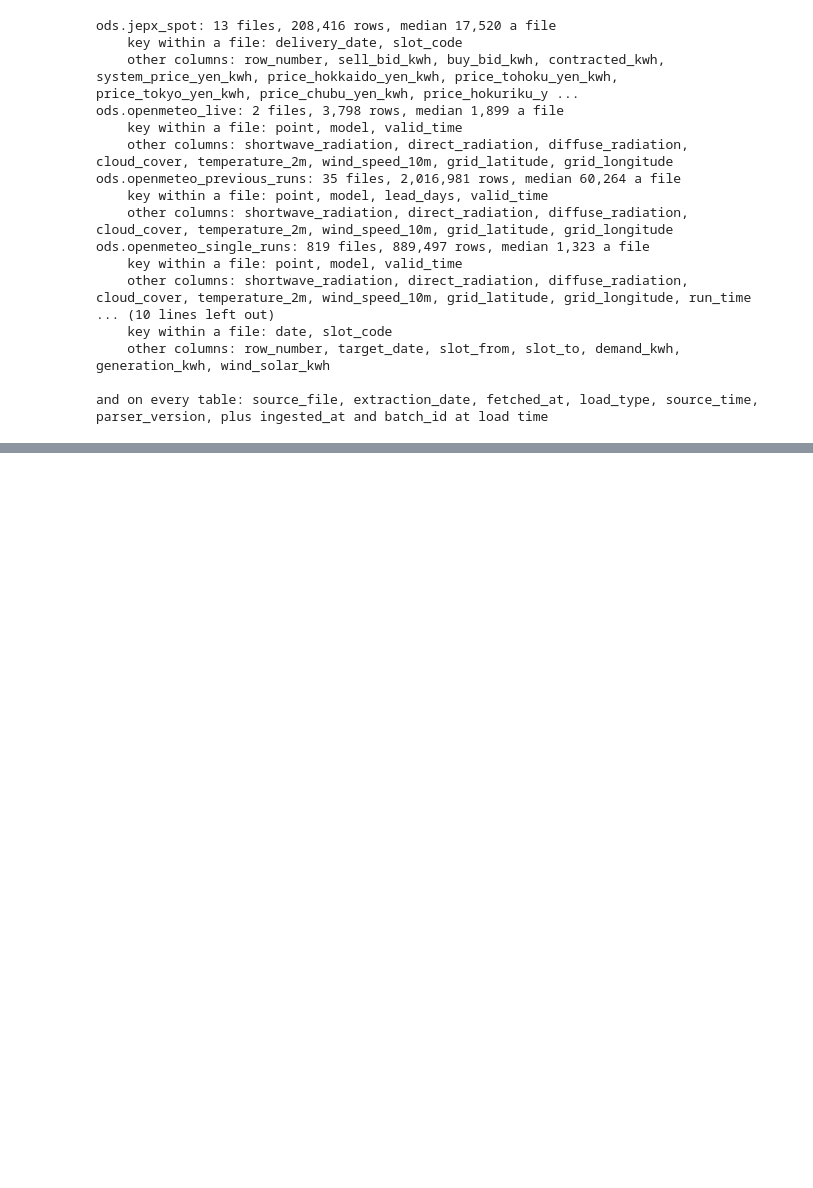
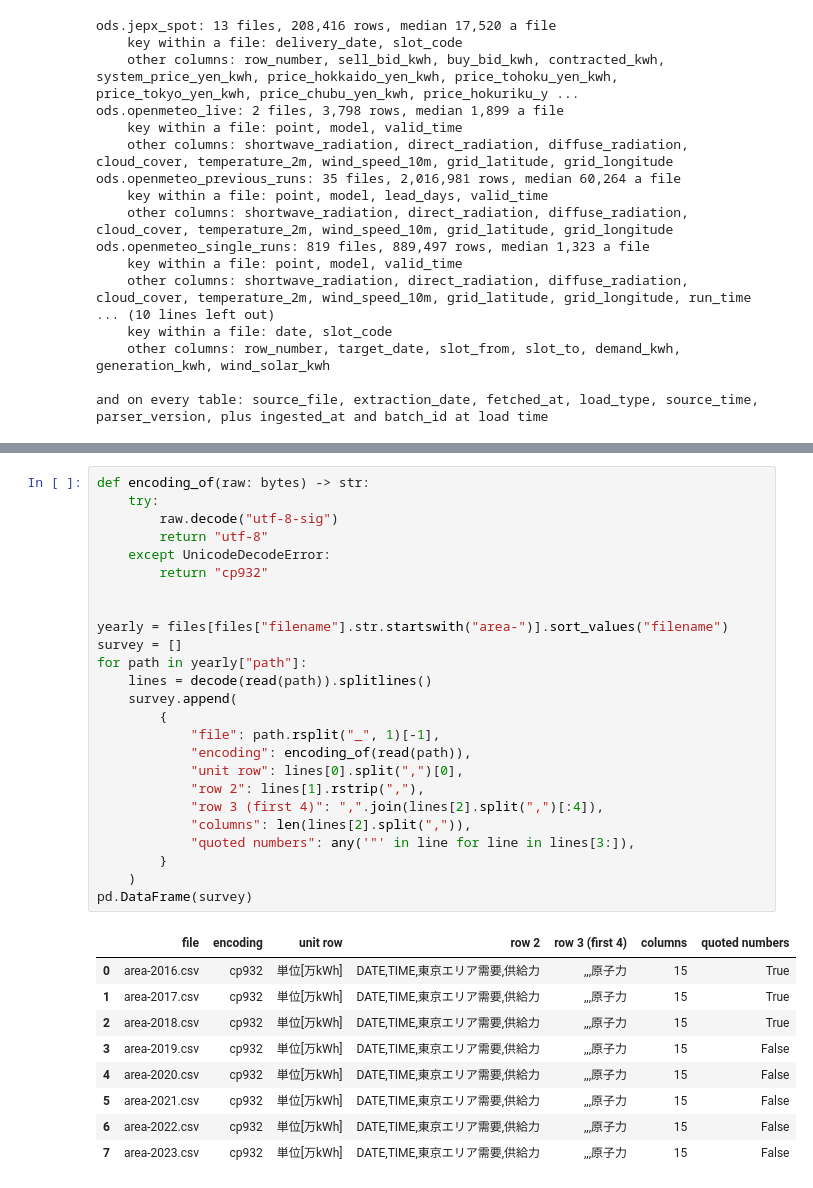
Before and after one commit to iahsanujunda/jtf, a Jupyter notebook: notebooks/02_raw_to_ods.ipynb, the cells around one changed output, grey strips where cells are left out. Drawn from its saved outputs; the diff is of its cells as text; blank space fills up the shorter version.

```diff
--- a/notebooks/02_raw_to_ods.ipynb
+++ b/notebooks/02_raw_to_ods.ipynb
@@ -1158,0 +1171,35 @@ In all, about 1 GB a year, inside BigQuery's free 10 GB of storage: the cost her
+# %%
+def encoding_of(raw: bytes) -> str:
+    try:
+        raw.decode("utf-8-sig")
+        return "utf-8"
+    except UnicodeDecodeError:
+        return "cp932"
+
+
+yearly = files[files["filename"].str.startswith("area-")].sort_values("filename")
+survey = []
+for path in yearly["path"]:
+    lines = decode(read(path)).splitlines()
+    survey.append(
+        {
+            "file": path.rsplit("_", 1)[-1],
+            "encoding": encoding_of(read(path)),
+            "unit row": lines[0].split(",")[0],
+            "row 2": lines[1].rstrip(","),
+            "row 3 (first 4)": ",".join(lines[2].split(",")[:4]),
+            "columns": len(lines[2].split(",")),
+            "quoted numbers": any('"' in line for line in lines[3:]),
+        }
+    )
+pd.DataFrame(survey)
+# %% [output]
+|  | file | encoding | unit row | row 2 | row 3 (first 4) | columns | quoted numbers |
+| 0 | area-2016.csv | cp932 | 単位[万kWh] | DATE,TIME,東京エリア需要,供給力 | ,,,原子力 | 15 | True |
+| 1 | area-2017.csv | cp932 | 単位[万kWh] | DATE,TIME,東京エリア需要,供給力 | ,,,原子力 | 15 | True |
+| 2 | area-2018.csv | cp932 | 単位[万kWh] | DATE,TIME,東京エリア需要,供給力 | ,,,原子力 | 15 | True |
+| 3 | area-2019.csv | cp932 | 単位[万kWh] | DATE,TIME,東京エリア需要,供給力 | ,,,原子力 | 15 | False |
+| 4 | area-2020.csv | cp932 | 単位[万kWh] | DATE,TIME,東京エリア需要,供給力 | ,,,原子力 | 15 | False |
+| 5 | area-2021.csv | cp932 | 単位[万kWh] | DATE,TIME,東京エリア需要,供給力 | ,,,原子力 | 15 | False |
+| 6 | area-2022.csv | cp932 | 単位[万kWh] | DATE,TIME,東京エリア需要,供給力 | ,,,原子力 | 15 | False |
+| 7 | area-2023.csv | cp932 | 単位[万kWh] | DATE,TIME,東京エリア需要,供給力 | ,,,原子力 | 15 | False |
```
Also changed, not shown: parts of 21 cells of this notebook, 1 other file.
